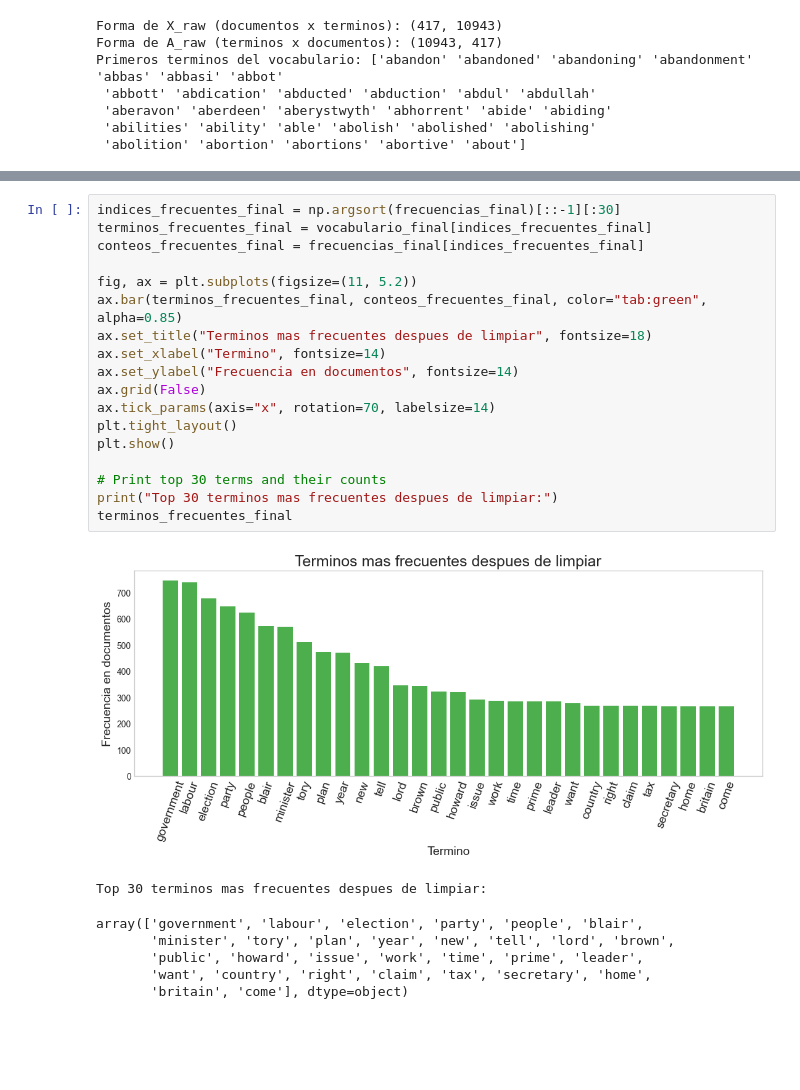
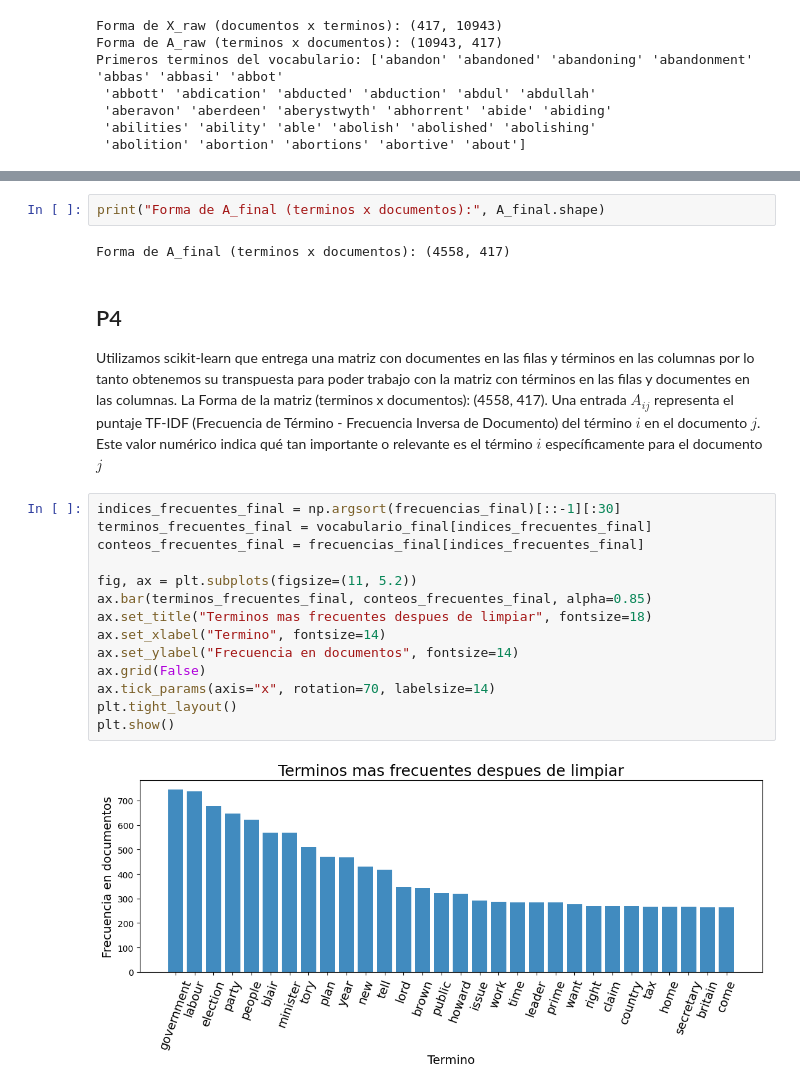
Before and after one commit to Skysilen-t/Proyecto-1-LSA-con-SVD, a Jupyter notebook: P1/Probando-checkpoint.ipynb, the cells around one changed output, grey strips where cells are left out. Drawn from its saved outputs; the diff is of its cells as text; blank space fills up the shorter version.

```diff
--- a/P1/Probando-checkpoint.ipynb
+++ b/P1/Probando-checkpoint.ipynb
@@ -323,26 +318,24 @@ Bigramas: 1924
+# %%
+print("Forma de A_final (terminos x documentos):", A_final.shape)
+# %% [output]
+Forma de A_final (terminos x documentos): (4558, 417)
+# %% [markdown]
+## P4
+
+Utilizamos scikit-learn que entrega una matriz con documentes en las filas y términos en las columnas por lo tanto obtenemos su transpuesta para poder trabajo con la matriz con términos en las filas y documentes en las columnas. La Forma de la matriz (terminos x documentos): (4558, 417). Una entrada $A_{ij}$ representa el puntaje TF-IDF (Frecuencia de Término - Frecuencia Inversa de Documento) del término $i$ en el documento $j$. Este valor numérico indica qué tan importante o relevante es el término $i$ específicamente para el documento $j$
 # %%
 indices_frecuentes_final = np.argsort(frecuencias_final)[::-1][:30]
 terminos_frecuentes_final = vocabulario_final[indices_frecuentes_final]
 conteos_frecuentes_final = frecuencias_final[indices_frecuentes_final]
 
 fig, ax = plt.subplots(figsize=(11, 5.2))
-ax.bar(terminos_frecuentes_final, conteos_frecuentes_final, color="tab:green", alpha=0.85)
+ax.bar(terminos_frecuentes_final, conteos_frecuentes_final, alpha=0.85)
 ax.set_title("Terminos mas frecuentes despues de limpiar", fontsize=18)
 ax.set_xlabel("Termino", fontsize=14)
 ax.set_ylabel("Frecuencia en documentos", fontsize=14)
 ax.grid(False)
 ax.tick_params(axis="x", rotation=70, labelsize=14)
 plt.tight_layout()
 plt.show()
-
-# Print top 30 terms and their counts
-print("Top 30 terminos mas frecuentes despues de limpiar:")
-terminos_frecuentes_final
 # %% [output]
-[figure, old version]
+[figure, new version]
-Top 30 terminos mas frecuentes despues de limpiar:
-array(['government', 'labour', 'election', 'party', 'people', 'blair',
-       'minister', 'tory', 'plan', 'year', 'new', 'tell', 'lord', 'brown',
-       'public', 'howard', 'issue', 'work', 'time', 'prime', 'leader',
-       'want', 'country', 'right', 'claim', 'tax', 'secretary', 'home',
-       'britain', 'come'], dtype=object)
```
Also changed, not shown: parts of 25 cells of this notebook.
